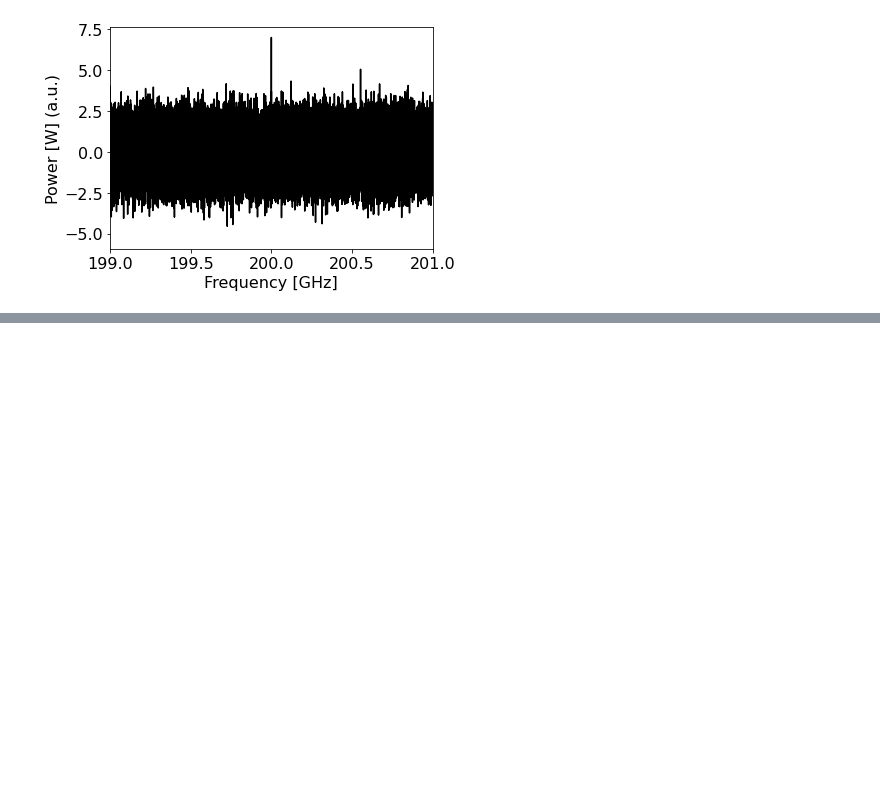
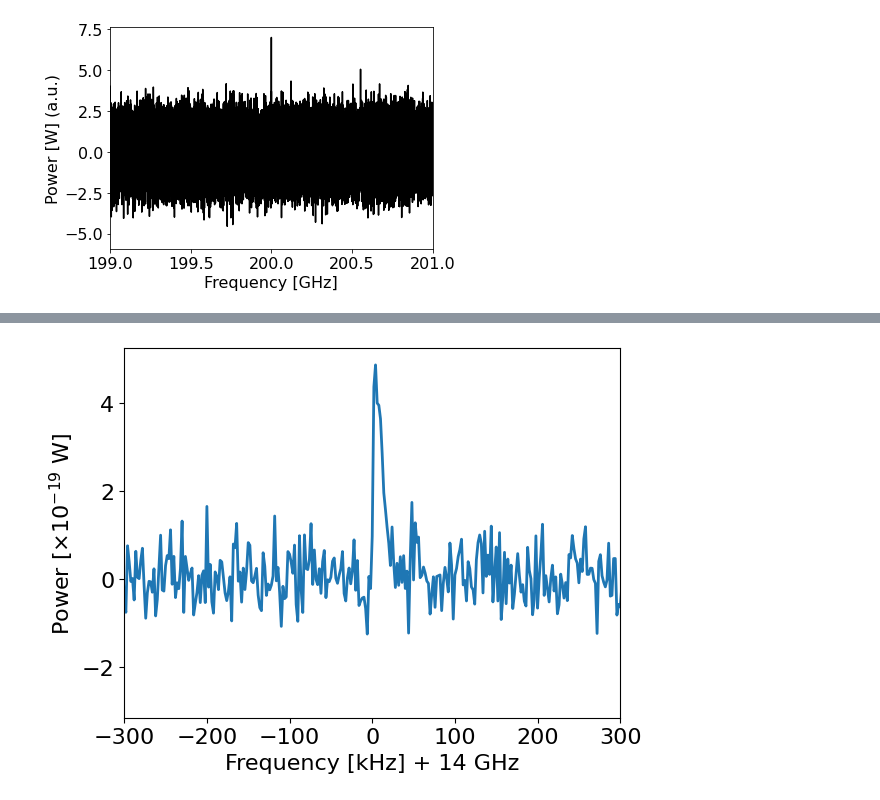
Before and after one commit to sadachi5/dosue-analysis, a Jupyter notebook: SignalSpectrum/plot_spectrum.ipynb, the cells around one changed output, grey strips where cells are left out. Saved outputs shown, nothing was run; the diff lists cells and outputs as text; code cells hidden in the pictures; blank space fills up the shorter version.

```diff
--- a/SignalSpectrum/plot_spectrum.ipynb
+++ b/SignalSpectrum/plot_spectrum.ipynb
@@ -157,0 +160,13 @@ plt.savefig('figure/sim_spectrum_dosue-A2.pdf')
+# %%
+gain = 10.**(60*0.1) #  60 dB
+freq, y, yerr = spectrum.create_spectrum(
+        chi  = 3e-10,
+        T_noise = 300,
+        gain = gain,
+        time = 24., # sec
+        freq_0 = 14.e+9, # [Hz] peak position
+        freq_binwidth = 2.e+3, # [Hz] frequency bin width
+        rebin = 1,
+        A_eff= 10**2 *1.e-4, # [m^2] (123.8 x 91.9 mm)
+        freq_half_scale = 0.5, # freq_0*scale = freq span/2.
+        doPlot=False);
@@ -157,0 +185,11 @@ plt.savefig('figure/sim_spectrum_dosue-A2.pdf')
+# %%
+ymean = np.mean(y)
+freq_center = 14.0e+9
+plt.plot( (freq - freq_center)*1e-3, (y-ymean)*1e+19/gain, linewidth=2, color='tab:blue')
+plt.xlim(-300,+300)
+plt.tick_params(labelsize=16)
+plt.xlabel(f'Frequency [kHz] + {freq_center*1e-9:.0f} GHz', fontsize=16)
+plt.ylabel(r'Power [$ \times 10^{-19}~\mathrm{W}$]', fontsize=16)
+plt.savefig('figure/sim_spectrum_dosue-J.pdf')
+# %% [output]
+[figure, added]
```
Also changed, not shown: parts of 4 cells of this notebook, 4 other files.
